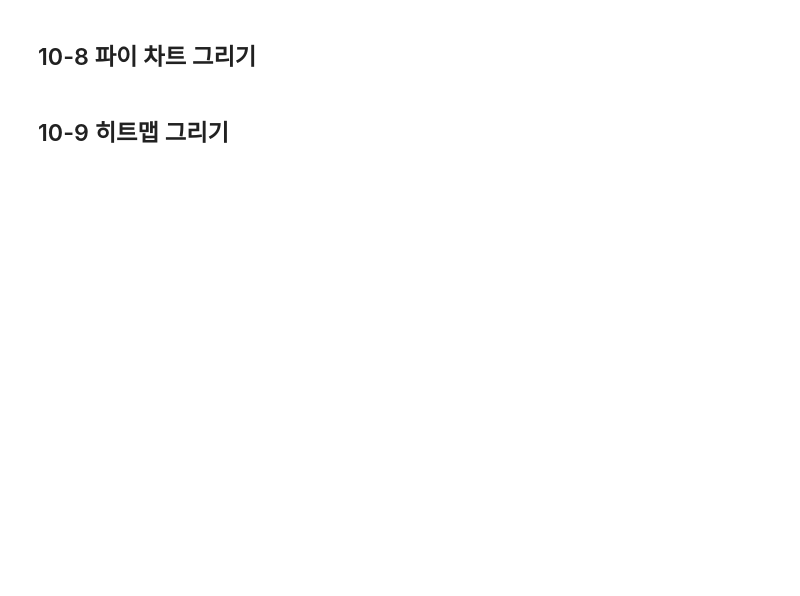
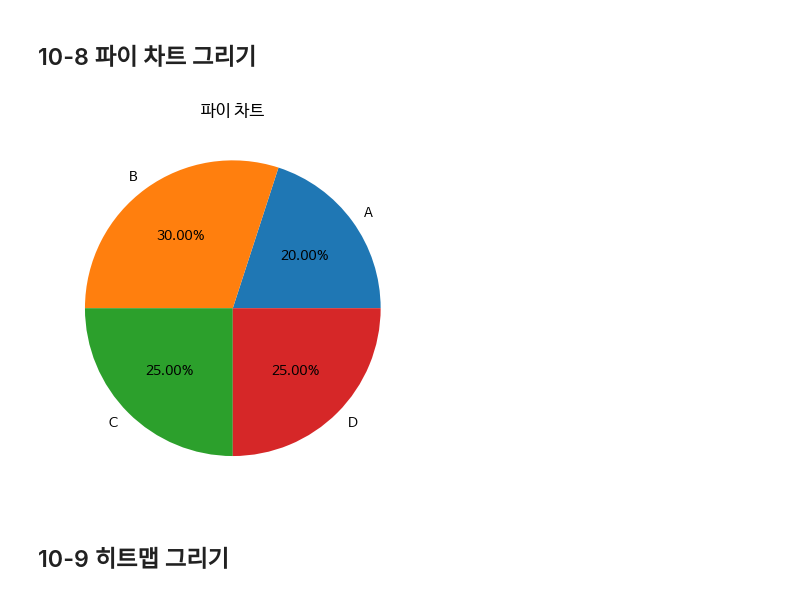
Before and after one commit to HM083139/Data-Analysis-with-Open-Source, a Jupyter notebook: 오픈소스_데이터_분석_10강.ipynb, the cells around one changed output. Cells and saved outputs as stored; diff of their text form; code cells hidden in the pictures; blank space fills up the shorter version.

```diff
--- a/오픈소스_데이터_분석_10강.ipynb
+++ b/오픈소스_데이터_분석_10강.ipynb
@@ -183,14 +189,17 @@ plt.show()
 # %%
 import matplotlib.pyplot as plt
 
 ## 데이터 정의
 labels =['A','B','C','D']
 sizes =[20,30,25,25]
 
 ## 파이 차트 그리기
+plt.pie(sizes, labels=labels, autopct = '%1.2f%%')
 
 plt.title("파이 차트")
 plt.show()
+# %% [output]
+[figure, added]
 # %% [markdown]
 ## 10-9 히트맵 그리기
 # %%
```
Also changed, not shown: parts of 16 cells of this notebook.
